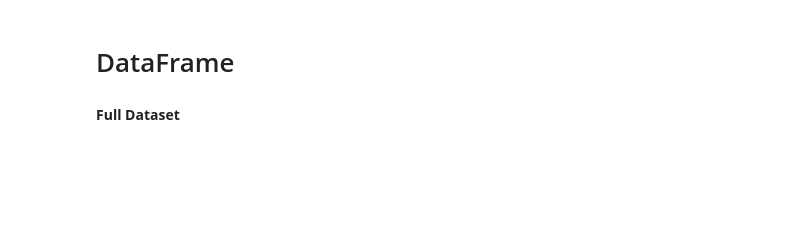
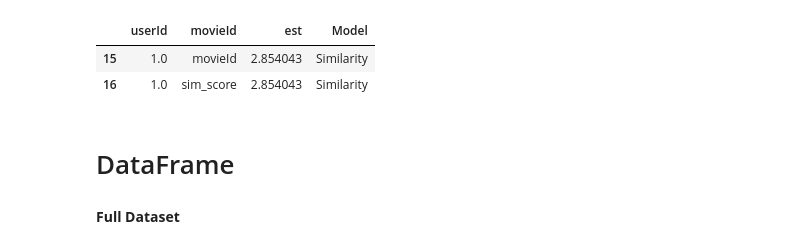
Before and after one commit to elodiezay02/movie-recommendation-system, a Jupyter notebook: src/components/Test.ipynb, the cells around one changed output. Saved outputs shown, nothing was run; the diff lists cells and outputs as text; code cells hidden in the pictures; blank space fills up the shorter version.

```diff
--- a/src/components/Test.ipynb
+++ b/src/components/Test.ipynb
@@ -136,6 +136,12 @@ def get_genre(x):
     '''get genre của hybrid'''
     mid = x['movieId']
     return full_data['genres'][full_data['movieId'] == mid].values
+# %%
+recommend_list
+# %% [output]
+|  | userId | movieId | est | Model |
+| 15 | 1.0 | movieId | 2.854043 | Similarity |
+| 16 | 1.0 | sim_score | 2.854043 | Similarity |
 # %%
 def hybrid(userId, full_data, train_df, train_full, models, idx_to_genre): #full_data là file data movie features
 
```
Also changed, not shown: parts of 4 cells of this notebook.
